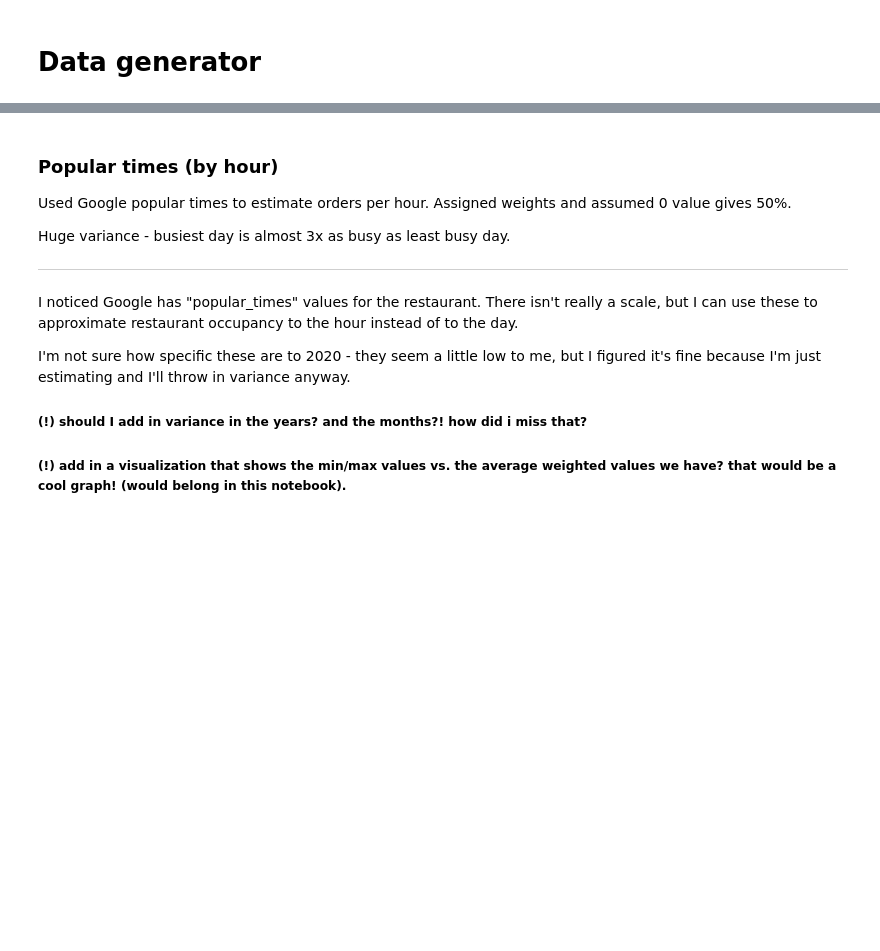
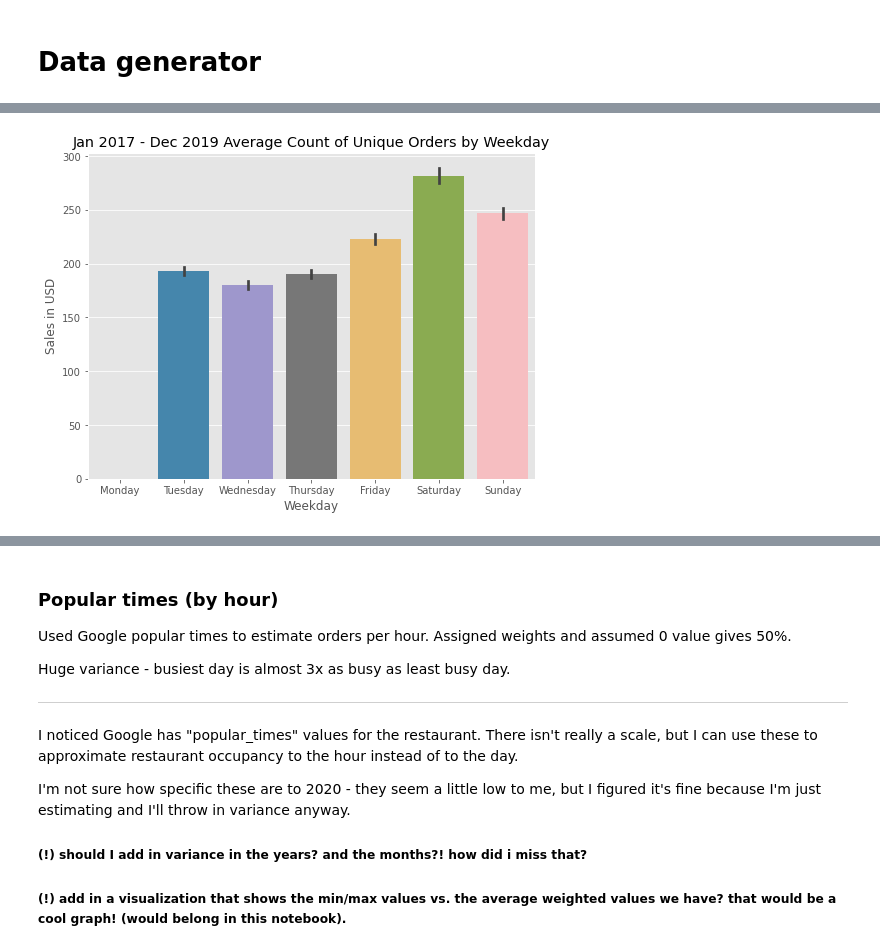
Before and after one commit to onederekchen/thaitanic, a Jupyter notebook: generator/generator_explanation.ipynb, the cells around one changed output, grey strips where cells are left out. Cells and saved outputs as stored; diff of their text form; code cells hidden in the pictures; blank space fills up the shorter version.

Commit message:
add order sizing

```diff
--- a/generator/generator_explanation.ipynb
+++ b/generator/generator_explanation.ipynb
@@ -88,6 +75,8 @@ for file in os.listdir(path):
 # remove unnamed column (fixed for future generations!)
 df = all_months_data.loc[:, ~all_months_data.columns.str.contains('^Unnamed')]
 # %%
+# add sales, datetime columns to filter by
+
 df['Order Date'] = pd.to_datetime(df['Order Date'])
 
 df['Sales'] = df['Quantity Ordered'] * df['Price Each']
@@ -101,3 +90,5 @@ df['Weekday'] = df['Order Date'].dt.day_name()
 df['Weekday Value'] = df['Order Date'].dt.weekday
 
 df['Hour'] = df['Order Date'].dt.hour
+
+df['Day of Month'] = df['Order Date'].dt.day
@@ -160,0 +180,21 @@ The idea was to size the total amount
+# %%
+# show average count of unique orders per weekday
+
+weekday_sales_without_monday = orders_per_day = df.groupby(['Year', 'Month', 'Day of Month', 'Weekday Value', 'Weekday']
+                                                          ).nunique().reset_index()
+weekday_sales_without_monday = weekday_sales_without_monday.sort_values(by='Weekday Value')  # keep weekday order
+
+weekday_sales = pd.DataFrame(columns=weekday_sales_without_monday.columns)
+monday_row = {'Weekday': 'Monday', 'Sales': 0}  # show mondays are closed
+
+weekday_sales = weekday_sales.append(monday_row, ignore_index=True)
+weekday_sales = pd.concat([weekday_sales, weekday_sales_without_monday]).reset_index(drop=True)
+
+plt.figure(figsize=(8,6))
+ax = sns.barplot(data=weekday_sales, x='Weekday', y='Order ID')
+
+# ax.set_xticklabels(ax.get_xticklabels(), rotation=45, horizontalalignment='right')  # rotate if small figsize
+plt.title("Jan 2017 - Dec 2019 Average Count of Unique Orders by Weekday")
+plt.ylabel("Sales in USD");
+# %% [output]
+[figure, added]
```
Also changed, not shown: parts of 16 cells of this notebook.
